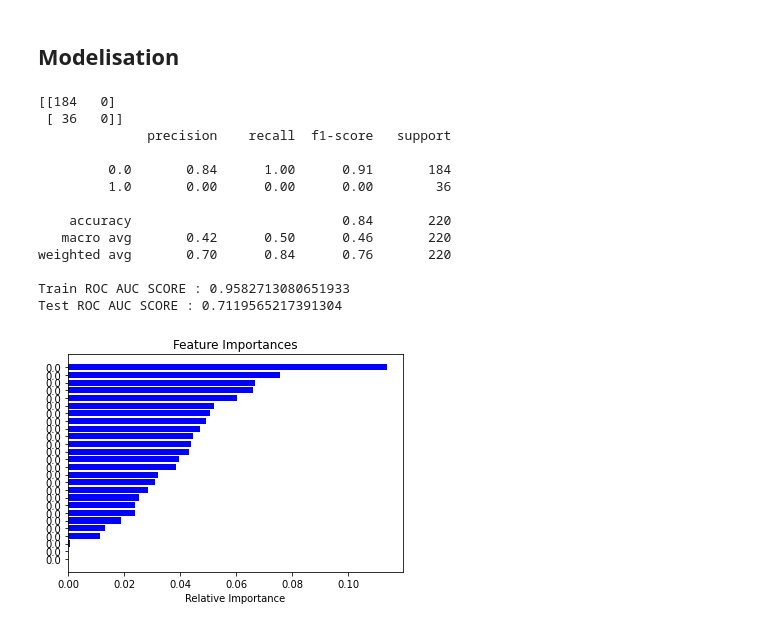
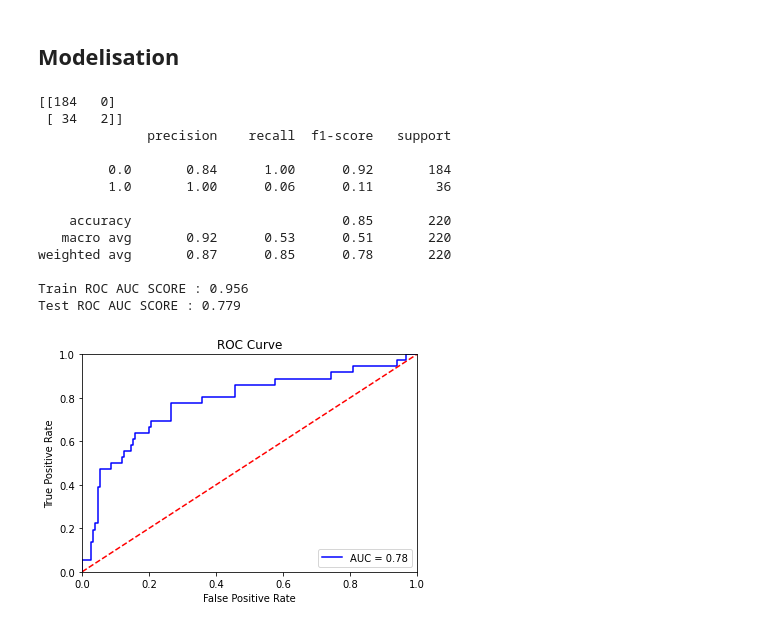
Before and after one commit to SprinTech/turn-over-employees, a Jupyter notebook: notebook/turn_over.ipynb, the cells around one changed output. Saved outputs shown, nothing was run; the diff lists cells and outputs as text; code cells hidden in the pictures.

Commit message:
multi machine learning models

```diff
--- a/notebook/turn_over.ipynb
+++ b/notebook/turn_over.ipynb
@@ -148,18 +134,34 @@ KNN = make_pipeline(StandardScaler(), KNeighborsClassifier(n_neighbors = 15))
+# %%
+def display_roc(model):
+    """calculate the AUC score for the model specified"""
+    # calculate the fpr and tpr for all thresholds of the classification
+    probs = model.predict_proba(X_test)
+    preds = probs[:,1]
+    fpr, tpr, threshold = metrics.roc_curve(y_test, preds)
+    roc_auc = metrics.auc(fpr, tpr)
+
+    # method I: plt
+    plt.title('ROC Curve')
+    plt.plot(fpr, tpr, 'b', label = 'AUC = %0.2f' % roc_auc)
+    plt.legend(loc = 'lower right')
+    plt.plot([0, 1], [0, 1],'r--')
+    plt.xlim([0, 1])
+    plt.ylim([0, 1])
+    plt.ylabel('True Positive Rate')
+    plt.xlabel('False Positive Rate')
+    plt.show()
 # %%
-# from sklearn.model_selection import RandomizedSearchCV
-# from sklearn.metrics import roc_auc_score
-# from sklearn.metrics import f1_score, confusion_matrix, classification_report
-# from sklearn.feature_selection import RFECV
+def get_roc_auc_score(model):
+    """return Train and Test ROC AUC SCORE of the model"""
 
+    model.fit(X_train, y_train)
 
-# def random_search(model, params, scoring = 'accuracy', cv = 3, n_iter = 50):
-#     grid = RandomizedSearchCV(model, params, scoring = scoring, cv = cv, n_iter = n_iter, random_state=0)
-#     grid.fit(X_train, y_train)
-#     print(grid.best_params_)
+    y_pred = model.predict(X_test)
+    print(confusion_matrix(y_test, y_pred))
+    print(classification_report(y_test, y_pred))
 
-#     y_pred = grid.predict(X_test)
-#     print(confusion_matrix(y_test, y_pred))
-#     print(classification_report(y_test, y_pred))
+    print('Train ROC AUC SCORE : {}'.format(round(roc_auc_score(y_train, model.predict_proba(X_train)[:, 1]), 3)))
+    print('Test ROC AUC SCORE : {}'.format(round(roc_auc_score(y_test, model.predict_proba(X_test)[:, 1]), 3)))
+    print('\n')
 
-#     print('Train ROC AUC SCORE : {}'.format(roc_auc_score(y_train, grid.predict_proba(X_train)[:, 1])))
-#     print('Test ROC AUC SCORE : {}'.format(roc_auc_score(y_test, grid.predict_proba(X_test)[:, 1])))
+    display_roc(model)
@@ -191,18 +168,18 @@ from sklearn.feature_selection import RFECV
 # %%
-new_search(RandomForest)
+get_roc_auc_score(RandomForest)
 # %% [output]
 [[184   0]
- [ 36   0]]
+ [ 34   2]]
               precision    recall  f1-score   support
 
-         0.0       0.84      1.00      0.91       184
-         1.0       0.00      0.00      0.00        36
+         0.0       0.84      1.00      0.92       184
+         1.0       1.00      0.06      0.11        36
 
-    accuracy                           0.84       220
-   macro avg       0.42      0.50      0.46       220
-weighted avg       0.70      0.84      0.76       220
+    accuracy                           0.85       220
+   macro avg       0.92      0.53      0.51       220
+weighted avg       0.87      0.85      0.78       220
 
-Train ROC AUC SCORE : 0.9582713080651933
-Test ROC AUC SCORE : 0.7119565217391304
+Train ROC AUC SCORE : 0.956
+Test ROC AUC SCORE : 0.779
-[figure, old version]
+[figure, new version]
 # %%
```
Also changed, not shown: parts of 27 cells of this notebook, 2 other files.
